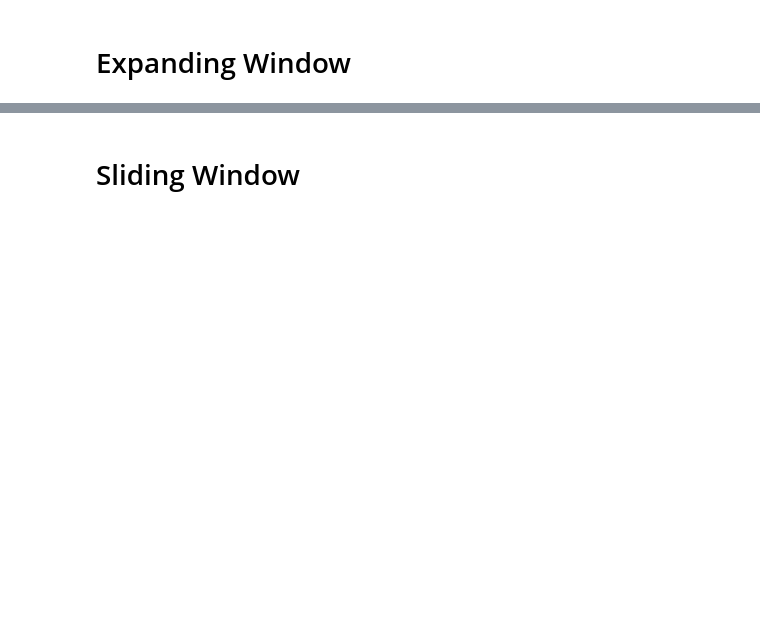
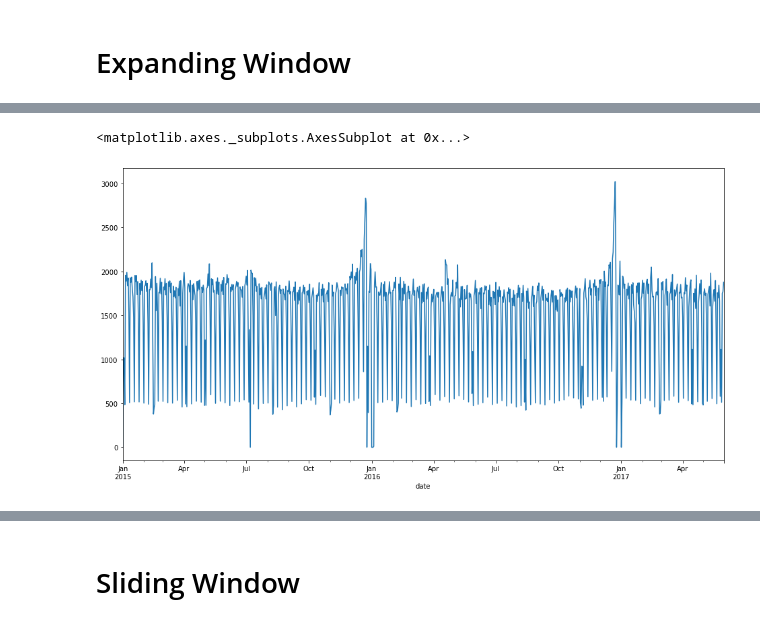
Before and after one commit to LDSSA/batch3-students, a Jupyter notebook: S03 - Time Series/BLU06 - Machine Learning for Time Series/BLU06 - Learning Notebook - Part 3 of 3 - Time Series Cross Validation and Uncertainty.ipynb, the cells around one changed output, grey strips where cells are left out. Saved outputs shown, nothing was run; the diff lists cells and outputs as text; code cells hidden in the pictures; blank space fills up the shorter version.

```diff
--- a/S03 - Time Series/BLU06 - Machine Learning for Time Series/BLU06 - Learning Notebook - Part 3 of 3 - Time Series Cross Validation and Uncertainty.ipynb
+++ b/S03 - Time Series/BLU06 - Machine Learning for Time Series/BLU06 - Learning Notebook - Part 3 of 3 - Time Series Cross Validation and Uncertainty.ipynb
@@ -241,0 +277,5 @@ pd.Series(values_lst, index=idx_lst).plot()
+# %%
+store_train['2015':].plot()
+# %% [output]
+<matplotlib.axes._subplots.AxesSubplot at 0x...>
+[figure, added]
```
Also changed, not shown: parts of 33 cells of this notebook, 2 other files.
